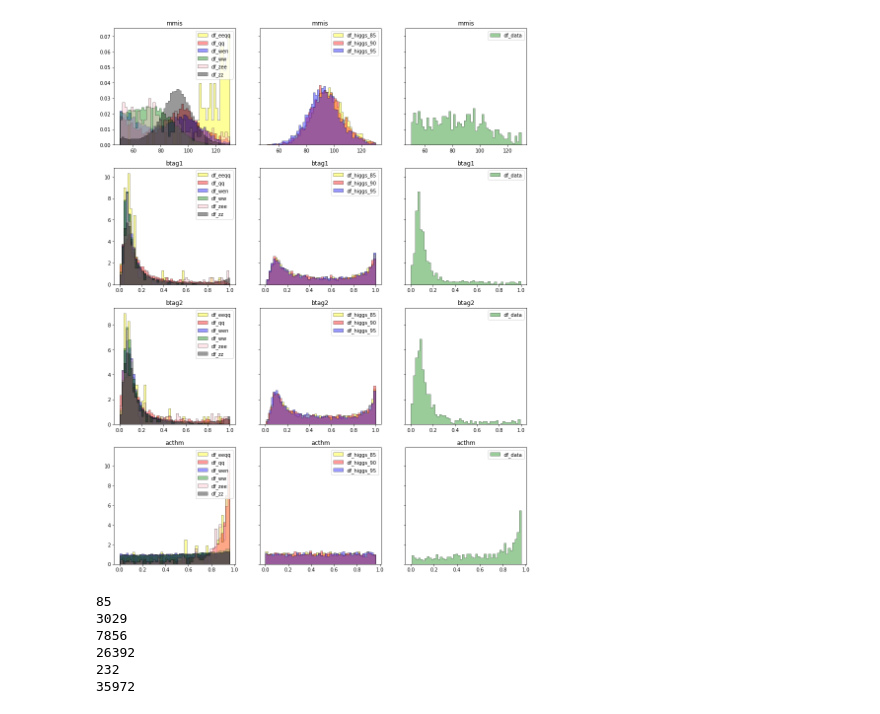
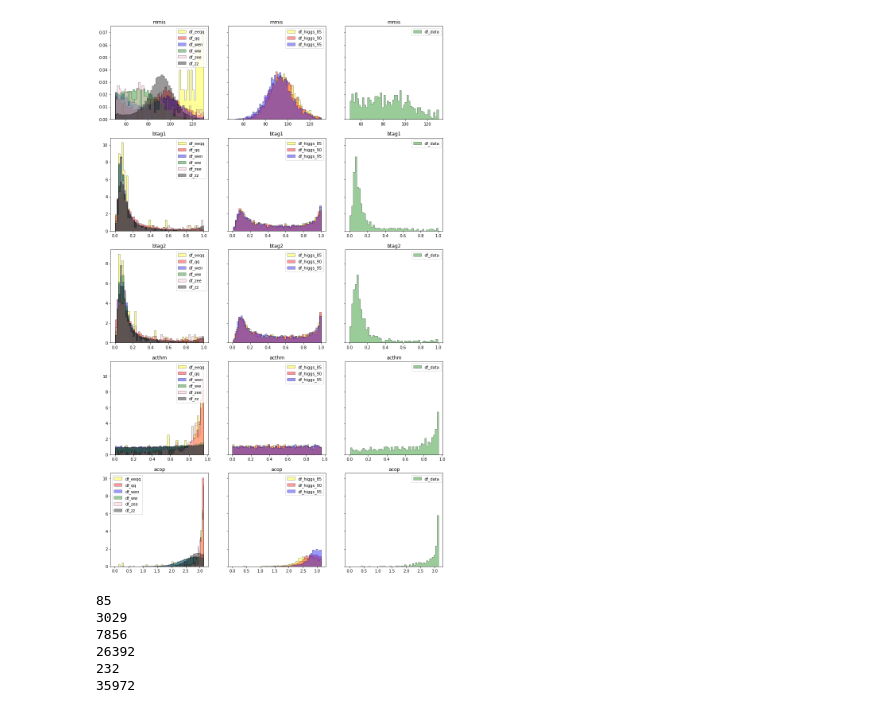
Before and after one commit to irenecortinovis/HiggsSearch-LEP, a Jupyter notebook: scan_events.ipynb, the cells around one changed output. Drawn from its saved outputs; the diff is of its cells as text; code cells hidden in the pictures.

```diff
--- a/scan_events.ipynb
+++ b/scan_events.ipynb
@@ -160,7 +157,7 @@ weights:
 ##########################################################
 
 #check variables for each channel, try to make some sense out of them and try to see possible cuts
-varlist = ['mmis', 'btag1', 'btag2', 'acthm']
+varlist = ['mmis', 'btag1', 'btag2', 'acthm', 'acop']
 varlength = len(varlist)
 
 colors = ['yellow', 'red', 'blue', 'green', 'pink', 'black']
@@ -188,34 +185,34 @@ for varname in varlist:
             #axs[index_var,0].hist(((df_list[index])[varname]), bins=bins, weights=weights, color=colors[index%len(colors)], ec="black", histtype="stepfilled", label=dfname, alpha=0.4)
 
         #signals
         if bkgsigdata[index] == 'sgn':
             #plot histograms (normalised area to 1)
             axs[index_var,1].hist((df_list[index])[varname], bins=bins, color=colors[index%len(colors)], ec="black", histtype="stepfilled", label=dfname, alpha=0.4, density=True)
 
             #calculate scale factor (xs) and plot histograms
             scalef = scalefactor(int_lumi, n_events_mc(dfname, df_names, nevents_nom), dfxsec(dfname, df_names))
             weights = scalef*np.ones_like(np.linspace(1,n_events_mc(dfname, df_names, nevents_nom), n_events_mc(dfname, df_names, nevents_nom)))
             #axs[index_var,1].hist(((df_list[index])[varname]), bins=bins, weights=weights, color=colors[index%len(colors)], ec="black", histtype="stepfilled", label=dfname, alpha=0.4)
 
         #data
         if bkgsigdata[index] == 'data':
             #plot histograms (normalised area to 1)
             axs[index_var,2].hist((df_list[index])[varname], bins=bins, color=colors[index%len(colors)], ec="black", histtype="stepfilled", label=dfname, alpha=0.4, density=True)
 
             #calculate scale factor (xs) and plot histograms
             #axs[index_var,2].hist(((df_list[index])[varname]), bins=bins, weights=weights, color=colors[index%len(colors)], ec="black", histtype="stepfilled", label=dfname, alpha=0.4)
 
     #plot title and legend for background (left) and signal (right)
     axs[index_var,0].set_title(varname)
     axs[index_var,0].legend(loc='best')
     axs[index_var,1].set_title(varname)
     axs[index_var,1].legend(loc='best')
     axs[index_var,2].set_title(varname)
     axs[index_var,2].legend(loc='best')
 
 plt.show()
 # %% [output]
-[figure, old version]
+[figure, new version]
 # %%
 def midpoints_bins(bins):
     binwidth_bins = bins[1]-bins[0]
```
Also changed, not shown: parts of 1 cell of this notebook, 8 other files.
